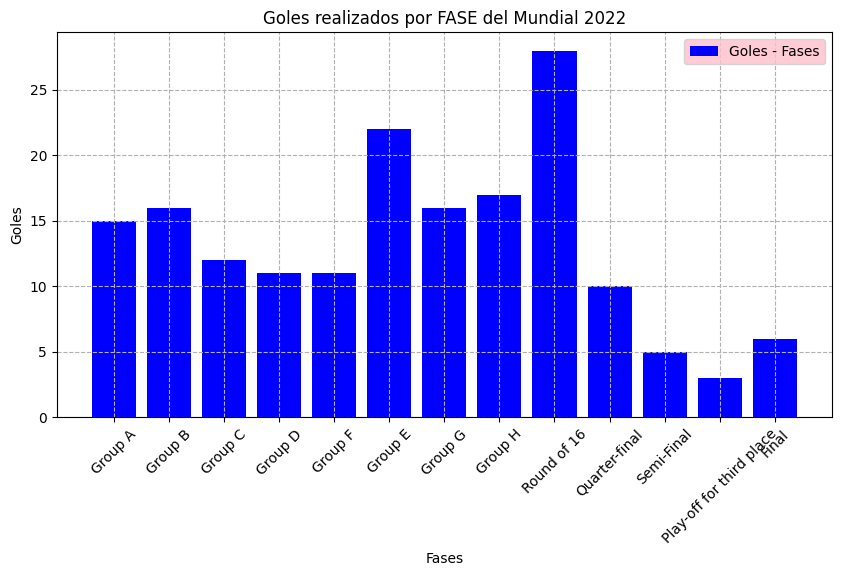
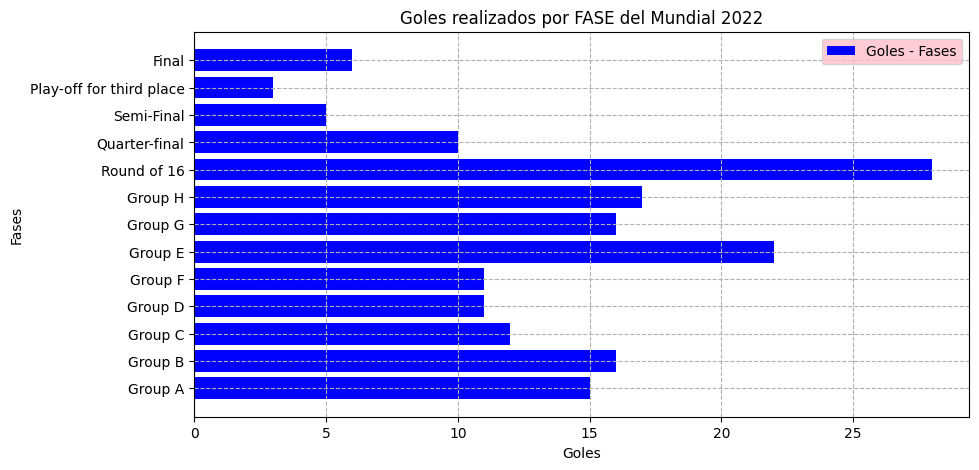
Code edit (unified diff) that turned the first committed figure into the second:
--- before
+++ after
@@ -17,9 +17,9 @@
 
 fig, ax = plt.subplots(figsize=(10, 5))
-ax.bar (nombre_fases, cantidad_goles, color = 'blue', label = 'Goles - Fases')
-plt.xticks(rotation=45)
+ax.barh (nombre_fases, cantidad_goles, color = 'blue', label = 'Goles - Fases')
+#plt.xticks(rotation=45)
 ax.set_title ("Goles realizados por FASE del Mundial 2022")
-ax.set_xlabel ("Fases")
-ax.set_ylabel ("Goles")
+ax.set_xlabel ("Goles")
+ax.set_ylabel ("Fases")
 ax.legend(facecolor = 'pink')
 ax.grid(linestyle = '--')

Commit: lo puse barh mejor porque las fases quedaban taki